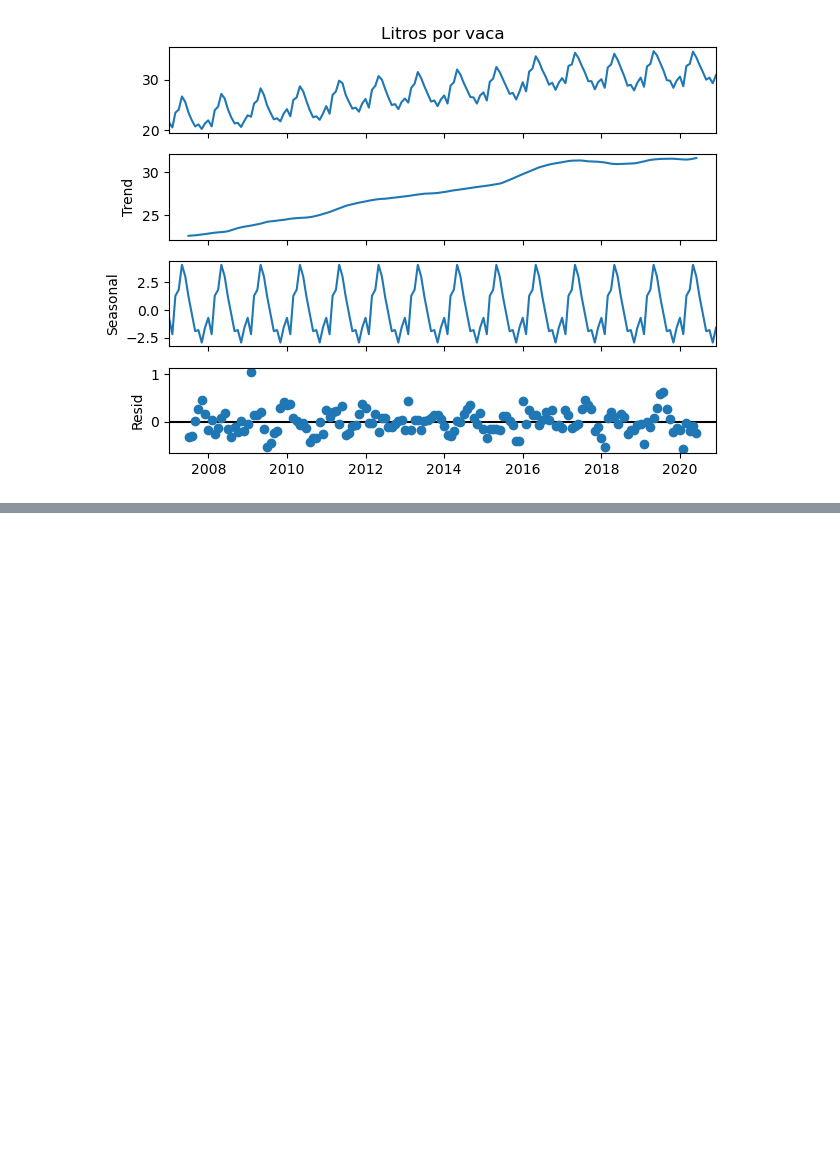
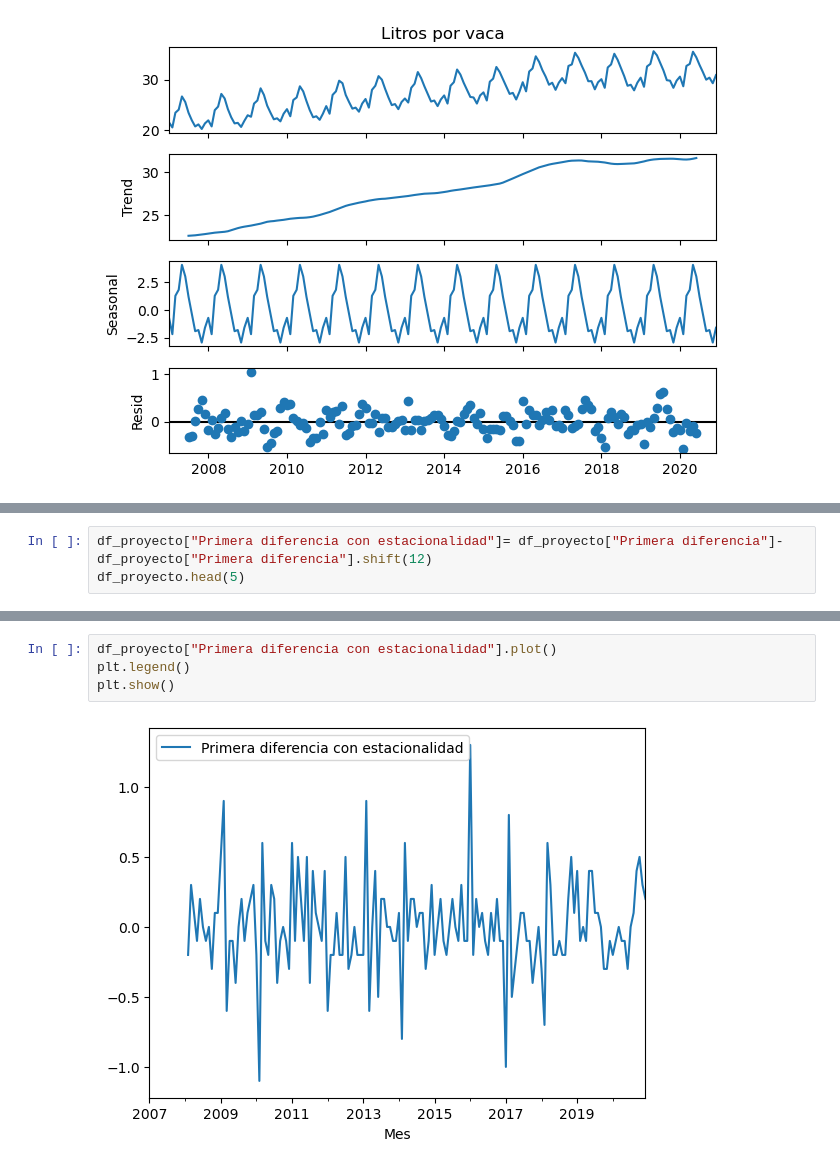
Before and after one commit to dparedes616/Series-de-Tiempo, a Jupyter notebook: Proyectos/Hacienda_el_Jobo.ipynb, the cells around one changed output, grey strips where cells are left out. Cells and saved outputs as stored; diff of their text form; blank space fills up the shorter version.

```diff
--- a/Proyectos/Hacienda_el_Jobo.ipynb
+++ b/Proyectos/Hacienda_el_Jobo.ipynb
@@ -117,0 +256,3 @@ grafico_estacional = estacional.plot()
+# %%
+df_proyecto["Primera diferencia con estacionalidad"]= df_proyecto["Primera diferencia"]-df_proyecto["Primera diferencia"].shift(12)
+df_proyecto.head(5)
@@ -117,0 +267,6 @@ grafico_estacional = estacional.plot()
+# %%
+df_proyecto["Primera diferencia con estacionalidad"].plot()
+plt.legend()
+plt.show()
+# %% [output]
+[figure, added]
```
Also changed, not shown: parts of 18 cells of this notebook.
